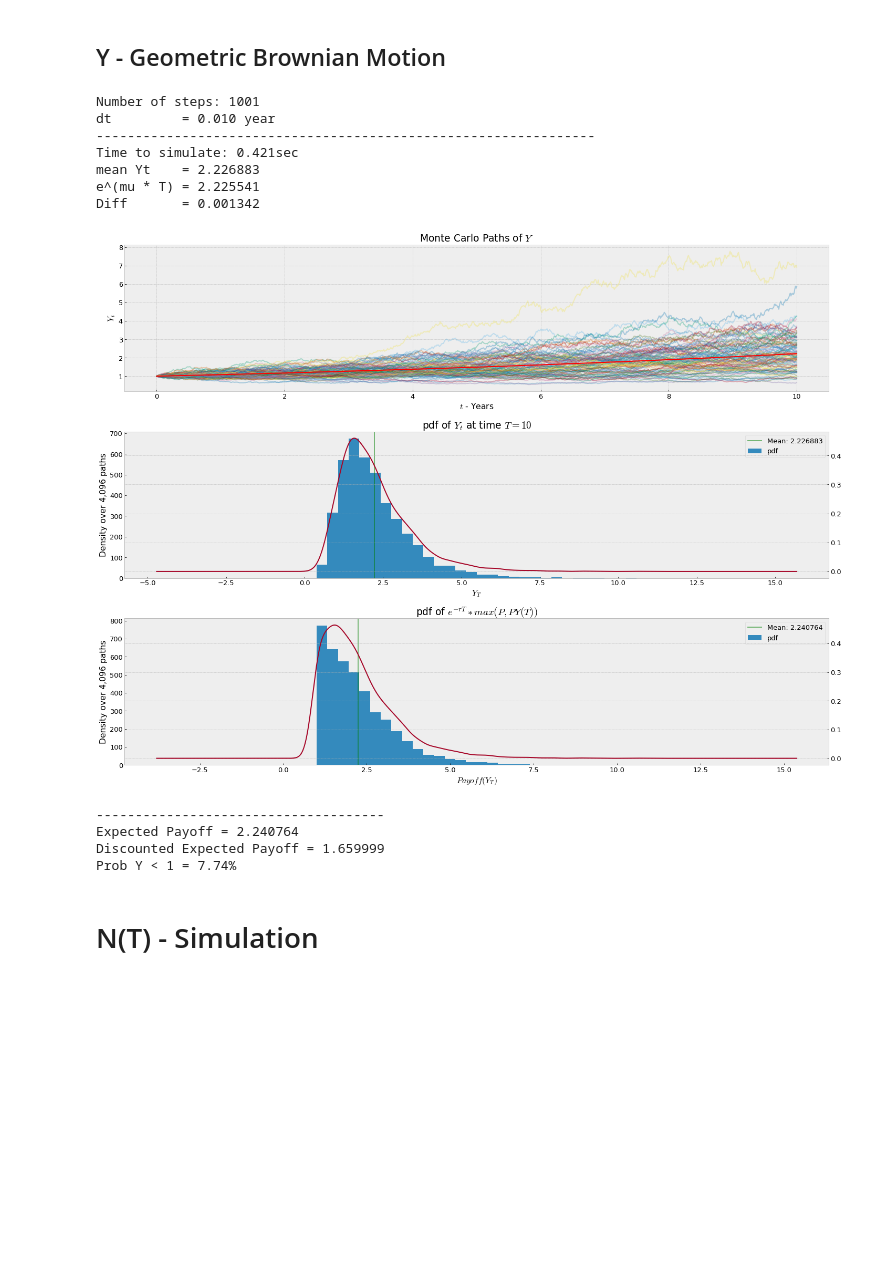
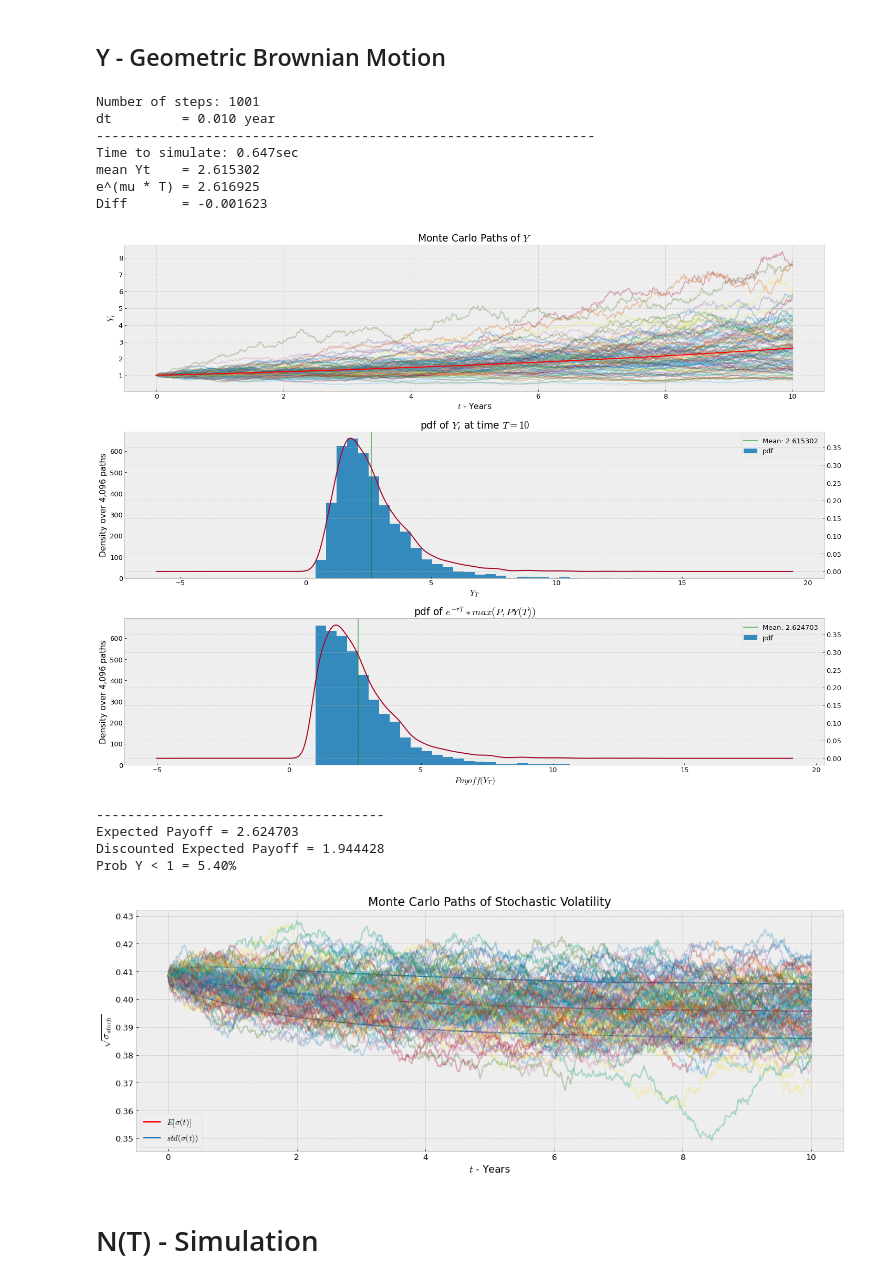
Before and after one commit to ithakis/Option-Replicating-Portfolio-with-Neural-Networks, a Jupyter notebook: Assignment3.ipynb, the cells around one changed output. Drawn from its saved outputs; the diff is of its cells as text; code cells hidden in the pictures; blank space fills up the shorter version.

```diff
--- a/Assignment3.ipynb
+++ b/Assignment3.ipynb
@@ -72,20 +83,19 @@ rebalancing = 1/4 # Quarterly
 # %%
 Y       = 1
 T       = 10 # Years
-mu      = 0.08
+mu      = 0.09620
 r       = 0.03
-sigma   = 0.15
+s0      = 0.16679
 
 n_time_steps = ceil(T/dt)+1 ; print(f'Number of steps: {n_time_steps} \ndt         = {dt:.3f} year')
 
-SV = False
+SV = 1
 """ SV parameters """
-theta = sigma**2    # Long run variance
-kappa = 0.01         # mean reversion rate
-s_vol = 0.1        # volatility of variance
-# initial variance
-kappa_dt    = kappa*dt
-sigma_sdt   = s_vol*np.sqrt(dt) ; timer=perf_counter()
+a        =0.0033281299103885727
+b        =0.1562947229160206
+c        =0.01583113545983743
+
+timer=perf_counter()
 
 """ Simulate Fund Price """
 W1      = sobol_norm(n_paths, d=n_time_steps)
@@ -94,16 +104,14 @@ Y_paths = np.empty((2**n_paths, n_time_steps))
 Y_paths[:,0] = np.log(Y)
 
 """ SV - Verion """
-vt = np.full(shape=(int(2**n_paths),n_time_steps), fill_value=sigma**2) # initial variance
+vt = np.full(shape=(int(2**n_paths),n_time_steps), fill_value=s0) # initial variance
 print('----------------------------------------------------------------')
 for t in range(1,n_time_steps):
-    Y_paths[:,t] = Y_paths[:,t-1] + Y_paths[:,t-1] * (mu*dt + sigma * np.sqrt(dt)*W1[:,t]).squeeze()
     """ Advanced Version : continious time + Stochastic Volatility """
     # Simulate variance processes
-    vt[:,t] = vt[:,t-1] + kappa_dt*(theta - vt[:,t-1]) + sigma_sdt*np.sqrt(vt[:,t-1]*dt)*W_SV[:,t]
-    volatility = vt[:,t] if SV else sigma**2
+    vt[:,t] = vt[:,t-1] + a*(b - vt[:,t-1]) + c*np.sqrt(vt[:,t-1]*dt)*W_SV[:,t]
     # Simulate log asset prices
-    Y_paths[:,t] = Y_paths[:,t-1] + ((mu - 0.5*volatility)*dt + np.sqrt(volatility*dt)*W1[:,t])
+    Y_paths[:,t] = Y_paths[:,t-1] + ((mu - 0.5*vt[:,t]**2)*dt + vt[:,t]*np.sqrt(dt)*W1[:,t])
 
 Y_paths = np.exp(Y_paths)
 
@@ -129,42 +137,43 @@ axs[1].set_xlabel(r'$Y_T$') ; axs[1].set_ylabel(f'Density over {Y_paths.shape[0]
 Payoff_Y     = np.where(Y_paths[:,-1] > Y, Y_paths[:,-1], Y)
 E_Payoff_Y   = Payoff_Y.mean()
 payoff_df = pd.Series(Payoff_Y)
 payoff_df.hist(bins=30, ax=axs[2])
 payoff_df.plot(kind='kde', ind=10_000, secondary_y=True, title=r'pdf of $e^{-rT}*max(P, PY(T))$', xlabel=r'Y_t', ylabel='Density over 10,000 paths', ax=axs[2])
 axs[2].axvline(E_Payoff_Y, color='g', linestyle='-', alpha=.5)
 axs[2].legend([f'Mean: {E_Payoff_Y:.6f}', 'pdf'])
 axs[2].set_xlabel(r'$Payoff(Y_T)$') ; axs[2].set_ylabel(f'Density over {Y_paths.shape[0]:,} paths')
 plt.tight_layout() ; plt.show()
 
 print('-------------------------------------')
 # SE_Payoff_Y     = Payoff_Y.reshape(128, -1).mean(axis=0).std(ddof=1) / np.sqrt(128)
 out_of_money_P  = np.where(Y_paths[:,-1] < Y, 1.0, 0.0).mean()
 print(f'Expected Payoff = {E_Payoff_Y:.6f}')
 print(f'Discounted Expected Payoff = {np.exp(-r*T)*E_Payoff_Y:.6f}')
 print(f'Prob Y < 1 = {out_of_money_P*100:.2f}%')
 
 if SV:
     fig, ax = plt.subplots()
     ax.plot(np.linspace(0,T, n_time_steps), np.sqrt(vt).mean(axis=0), c='r')
     ax.plot(np.linspace(0,T, n_time_steps), np.sqrt(vt).std(axis=0) + np.sqrt(vt).mean(axis=0), c='tab:blue')
     ax.plot(np.linspace(0,T, n_time_steps), -np.sqrt(vt).std(axis=0) + np.sqrt(vt).mean(axis=0), c='tab:blue')
     ax.legend([r'$E[\sigma(t)]$', '$std(\sigma(t))$'])
     pd.DataFrame(np.sqrt(vt).T, index=(np.linspace(0,T, n_time_steps)))\
         .sample(100, axis=1).plot(legend=False, alpha=.3, ylabel=r'$\sqrt{\sigma_{stoch}}$', \
             xlabel=r'$t$ - Years', title='Monte Carlo Paths of Stochastic Volatility', ax=ax)
 # %% [output]
 Number of steps: 1001
 dt         = 0.010 year
 ----------------------------------------------------------------
-Time to simulate: 0.421sec
-mean Yt    = 2.226883
-e^(mu * T) = 2.225541
-Diff       = 0.001342
+Time to simulate: 0.647sec
+mean Yt    = 2.615302
+e^(mu * T) = 2.616925
+Diff       = -0.001623
-[figure, old version]
+[figure, new version]
 -------------------------------------
-Expected Payoff = 2.240764
-Discounted Expected Payoff = 1.659999
-Prob Y < 1 = 7.74%
+Expected Payoff = 2.624703
+Discounted Expected Payoff = 1.944428
+Prob Y < 1 = 5.40%
+[figure, added]
 # %% [markdown]
 # N(T) - Simulation
 # %%
```
Also changed, not shown: parts of 1 cell of this notebook, 3 other files.
